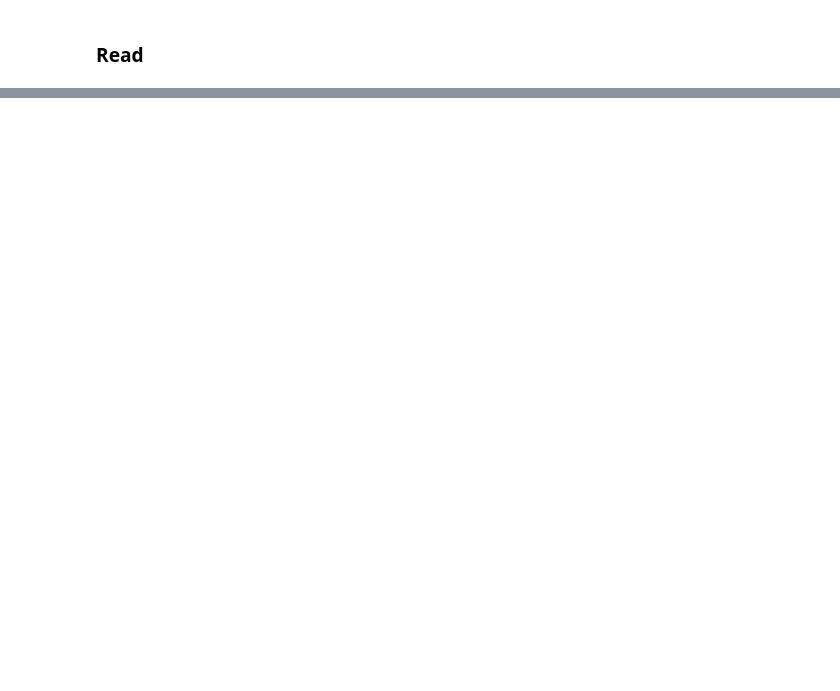
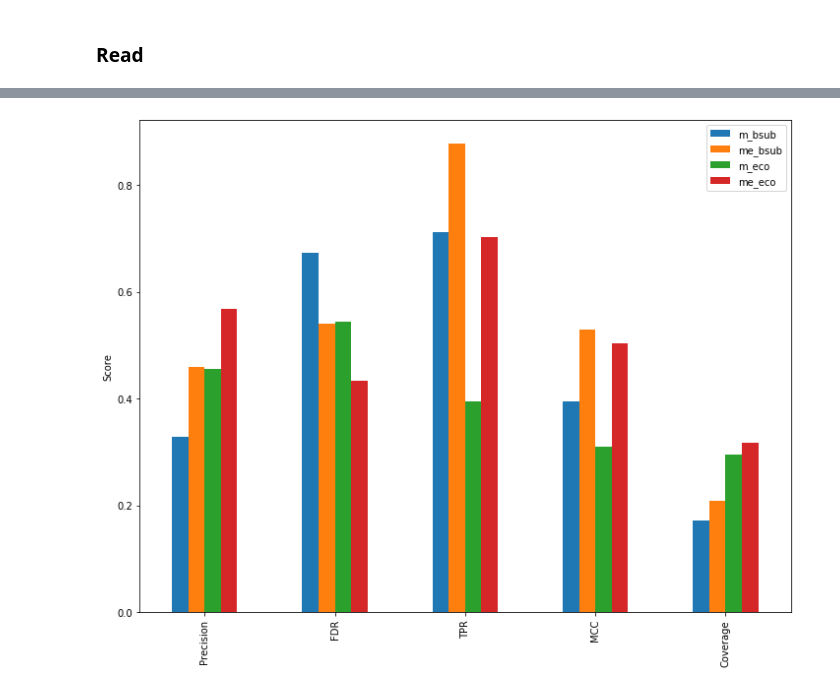
Before and after one commit to jdtibochab/bacillusme, a Jupyter notebook: bacillusme/analysis/gene_essentiality.ipynb, the cells around one changed output, grey strips where cells are left out. Saved outputs shown, nothing was run; the diff lists cells and outputs as text; code cells hidden in the pictures; blank space fills up the shorter version.

```diff
--- a/bacillusme/analysis/gene_essentiality.ipynb
+++ b/bacillusme/analysis/gene_essentiality.ipynb
@@ -200,0 +285,8 @@ essentiality_df[essentiality_df.essentiality_me=='e']
+# %%
+all_scores_df = scores_df.join(scores_df_eco,lsuffix='_bsub',rsuffix='_eco')
+all_scores_df.plot.bar(figsize=(10,8))
+plt.ylabel('Score')
+plt.savefig('essentiality/essentiality_scores.svg',format='SVG')
+plt.tight_layout()
+# %% [output]
+[figure, added]
```
Also changed, not shown: parts of 32 cells of this notebook, 33 other files.
